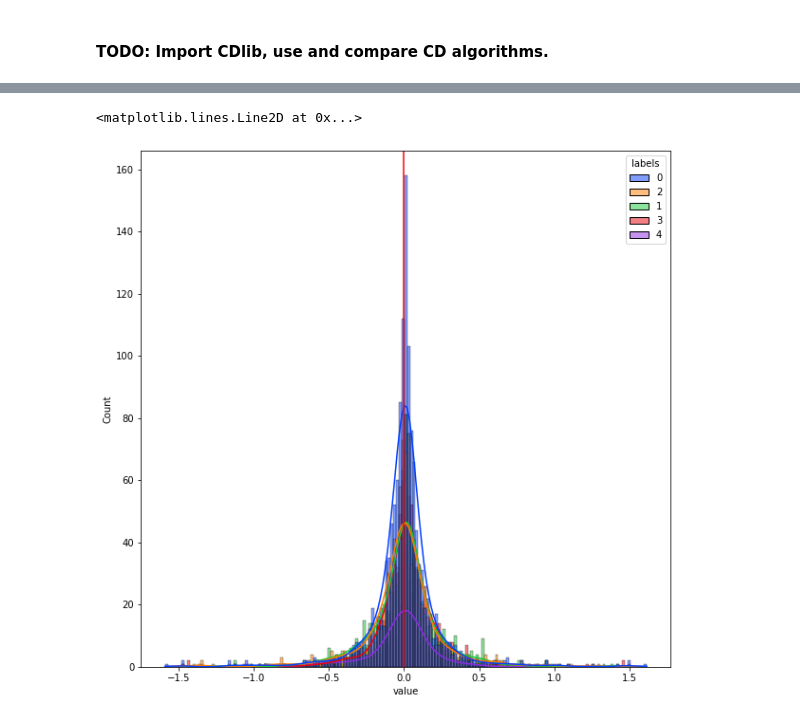
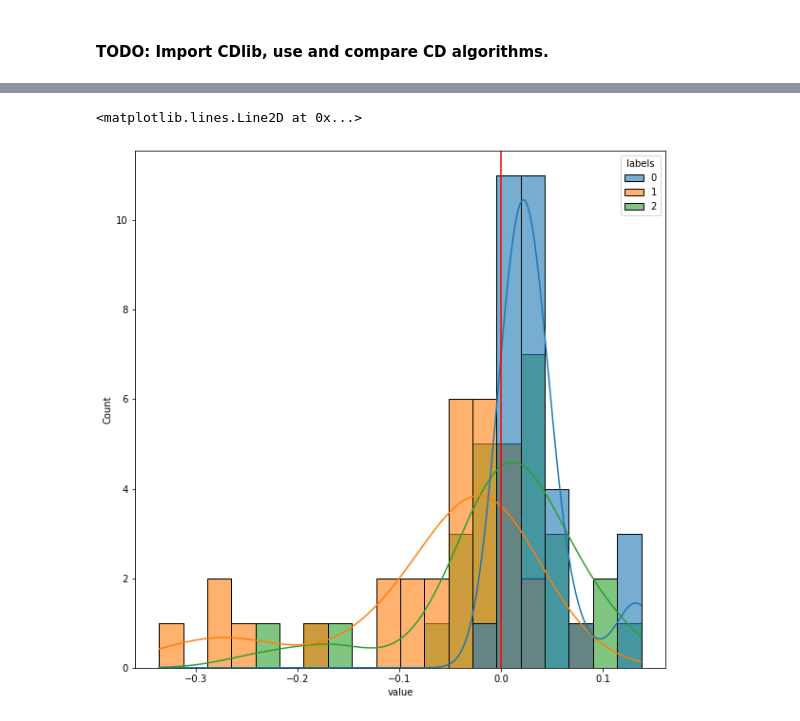
Before and after one commit to RogelioLozano/AOFFTN, a Jupyter notebook: Exploration_V3/network_based_tsclsut.ipynb, the cells around one changed output, grey strips where cells are left out. Saved outputs shown, nothing was run; the diff lists cells and outputs as text; code cells hidden in the pictures.

Commit message:
Started euclidean analysis

```diff
--- a/Exploration_V3/network_based_tsclsut.ipynb
+++ b/Exploration_V3/network_based_tsclsut.ipynb
@@ -20,7 +21,6 @@ af_ex_pca = pd.read_csv('af_ex_pca.csv',index_col=0)
 # %%
 pivot_afex=af_ex_pca.pivot_table(values='af_ex_pca',columns='country',index='year')
 pivot_afex=pivot_afex.drop(columns='Unspecified Area')
-pivot_afex=pivot_afex.dropna(axis=1,thresh=15)
 # %% [markdown]
 ### Binnacle of distances, network construction, algorithms, parameters, and observation of results.
 
@@ -32,6 +31,9 @@ Distance_matrix = 1 - abs(afex_imputed.corr())
+# %%
+# Distance_matrix = 1 - abs(pivot_afex.corr())
+Distance_matrix = pd.DataFrame(pairwise_distances(pivot_afex.T,metric='nan_euclidean'),index=pivot_afex.columns,columns=pivot_afex.columns)
 # %%
 ## ϵ-NN network construction
-ϵ = 0.9
+ϵ = 2.8
 epsilon_NN = Distance_matrix[Distance_matrix < ϵ]
 epsilon_NN = epsilon_NN.fillna(0)
 # %%
@@ -64,0 +73,2 @@ df_communities.to_excel('cluster.xlsx')
+# %%
+mergd_afex_communities = pivot_afex.T.merge(df_communities,on='country')
@@ -65,7 +81,7 @@ df_communities.to_excel('cluster.xlsx')
 # %%
 plt.figure(figsize=(10,10))
-sns.histplot(x='value',data=pivot_afex.T.merge(df_communities,on='country').melt(id_vars=['country','labels']),hue='labels',kde=True,palette='bright')
+sns.histplot(x='value',data=mergd_afex_communities.groupby('labels').mean().T.melt(),hue='labels',kde=True,alpha=0.6)
 plt.axvline(0,c='red')
 # %% [output]
 <matplotlib.lines.Line2D at 0x...>
-[figure, old version]
+[figure, new version]
```
Also changed, not shown: parts of 16 cells of this notebook.
